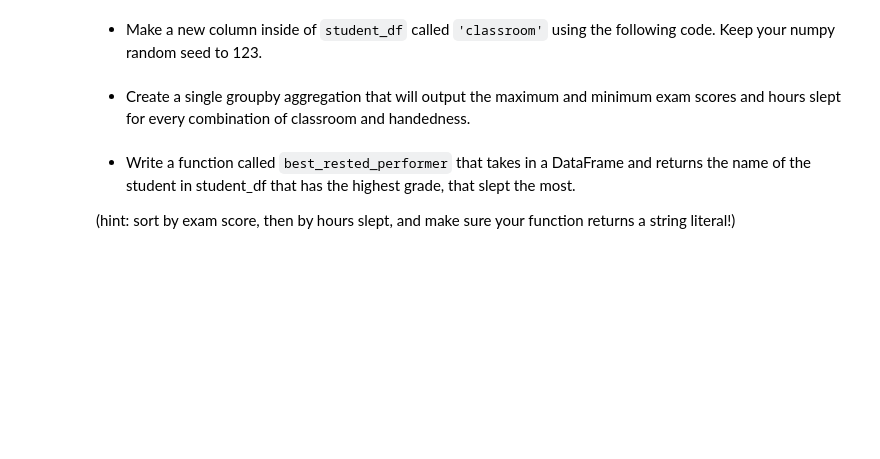
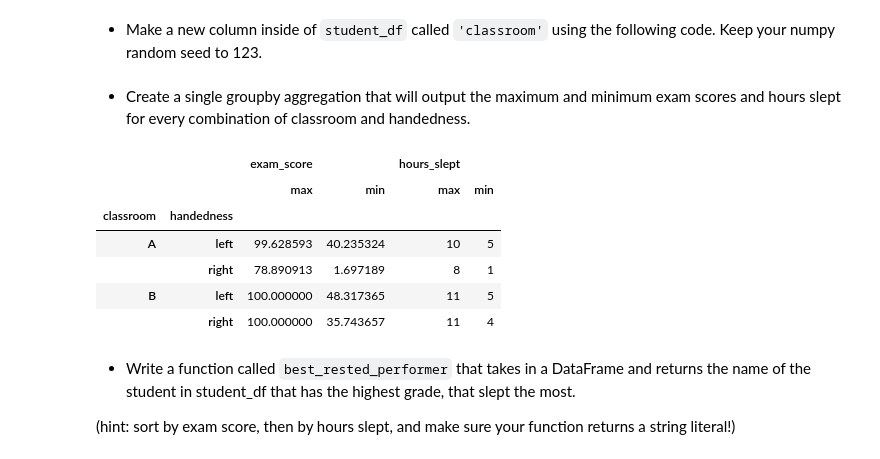
Before and after one commit to DanChurchill/numpy-pandas-visualization-exercises, a Jupyter notebook: Python_Assessment_Review.ipynb, the cells around one changed output. Drawn from its saved outputs; the diff is of its cells as text; code cells hidden in the pictures; blank space fills up the shorter version.

```diff
--- a/Python_Assessment_Review.ipynb
+++ b/Python_Assessment_Review.ipynb
@@ -71,7 +82,8 @@ student_names = [
     'Upton'
 ]
 # %%
-# Write your loop here:
+for i in range(len(students)):
+    students[i]['student_name'] = student_names[i]
 # %%
 assert([student['student_name'] for student in students] == student_names)
 # %% [markdown]
@@ -103,12 +132,22 @@ np.random.seed(123)
 classrooms = np.random.choice(['A', 'B'], len(student_df))
 # %%
 # put the value of classrooms into your new column in this cell.
+student_df['classroom'] = classrooms
 # %%
 assert(list(student_df.classroom.values) == list(classrooms))
 # %% [markdown]
  - Create a single groupby aggregation that will output the maximum and minimum exam scores and hours slept for every combination of classroom and handedness.
 # %%
 # write your aggregation in this cell:
+student_df.groupby(['classroom', 'handedness']).agg({'exam_score':['max', 'min'], 'hours_slept':['max','min']})
+# %% [output]
+|  |  | exam_score |  | hours_slept |  |
+|  |  | max | min | max | min |
+| classroom | handedness |  |  |  |  |
+| A | left | 99.628593 | 40.235324 | 10 | 5 |
+|  | right | 78.890913 | 1.697189 | 8 | 1 |
+| B | left | 100.000000 | 48.317365 | 11 | 5 |
+|  | right | 100.000000 | 35.743657 | 11 | 4 |
 # %% [markdown]
  - Write a function called `best_rested_performer` that takes in a DataFrame and returns the name of the student in student_df that has the highest grade, that slept the most.
 
```
Also changed, not shown: parts of 12 cells of this notebook, 1 other file.
